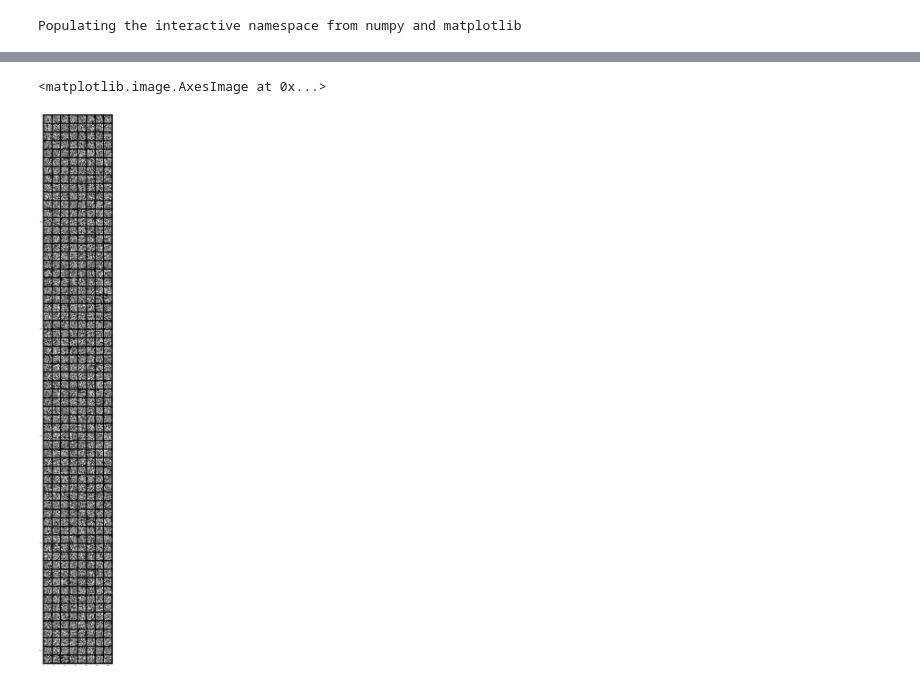
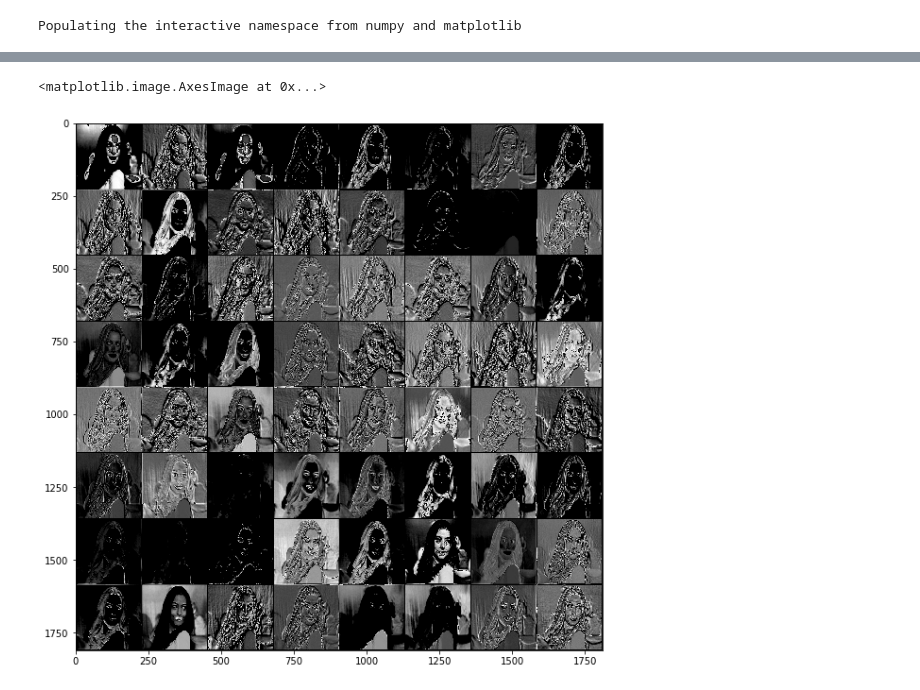
Before and after one commit to harveyslash/Deep-Image-Analogy-PyTorch, a Jupyter notebook: notebooks/Vgg-Feature-Extractor.ipynb, the cells around one changed output, grey strips where cells are left out. Saved outputs shown, nothing was run; the diff lists cells and outputs as text; code cells hidden in the pictures.

Commit message:
added numbering to layers, all layers are giving good reconstruction results'
'

```diff
--- a/notebooks/Vgg-Feature-Extractor.ipynb
+++ b/notebooks/Vgg-Feature-Extractor.ipynb
@@ -34,6 +55,6 @@ Populating the interactive namespace from numpy and matplotlib
 # %%
-img2_path = './cat.jpeg'
 img1_path = './ann.jpg'
+img2_path = './sugarskull-B.jpg'
 
 img1 = Utils.load_image(img_path=img1_path,to_array=True,to_variable=True)
 img2 = Utils.load_image(img_path=img2_path,to_array=True,to_variable=True)
@@ -42,8 +61,8 @@ model = VGG19()
 # %%
-feat1 = model.get_features_for_layer(img_tensor=img1,layer_num=-7).squeeze().numpy()
-feat2 = model.get_features_for_layer(img_tensor=img2,layer_num=-7).squeeze().numpy()
+feat1 = model.get_features_for_layer(img_tensor=img1,layer_num=1).squeeze().numpy()
+feat2 = model.get_features_for_layer(img_tensor=img2,layer_num=1).squeeze().numpy()
 plt.imshow(Utils.get_viz_tensor(torch.from_numpy(feat1)))
 # %% [output]
 <matplotlib.image.AxesImage at 0x...>
-[figure, old version]
+[figure, new version]
 # %%
```
Also changed, not shown: parts of 7 cells of this notebook, 1 other file.
